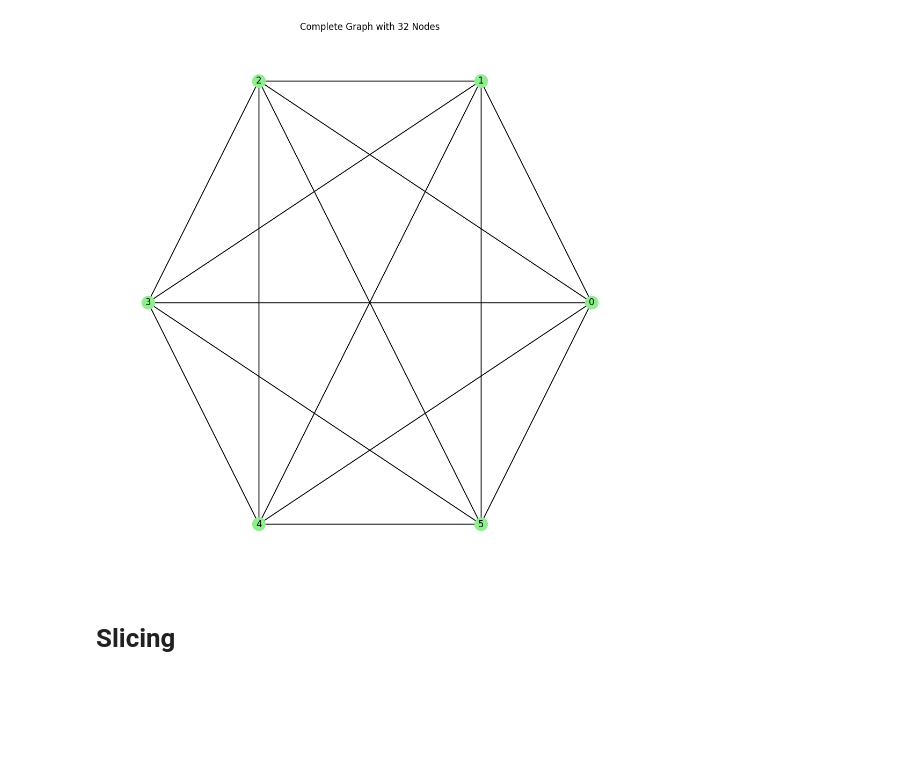
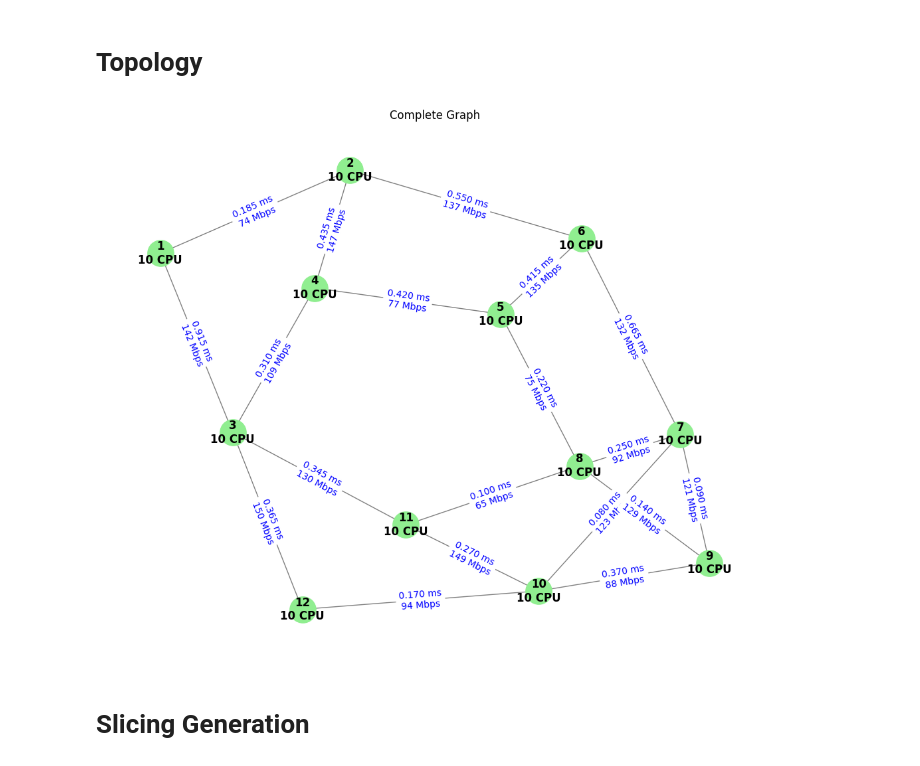
Before and after one commit to ceciliadesousaluzalmeida/5g-slicing-energy-effiiciency, a Jupyter notebook: 32_node_a-star.ipynb, the cells around one changed output. Drawn from its saved outputs; the diff is of its cells as text; code cells hidden in the pictures; blank space fills up the shorter version.

```diff
--- a/32_node_a-star.ipynb
+++ b/32_node_a-star.ipynb
@@ -1,11 +1,13 @@
+# %% [markdown]
+# Topology
 # %%
-from topology import generate_complete_graph, draw_graph
+from topology import generate_complete_graph, draw_graph, topologie_finlande
 
-G = generate_complete_graph(6)
+G = topologie_finlande()
 draw_graph(G)
 # %% [output]
-[figure, old version]
+[figure, new version]
 # %% [markdown]
-# Slicing
+# Slicing Generation
 # %%
 from generate_slices import generate_random_slices, vnf_profiles
```
Also changed, not shown: parts of 40 cells of this notebook, 8 other files.
